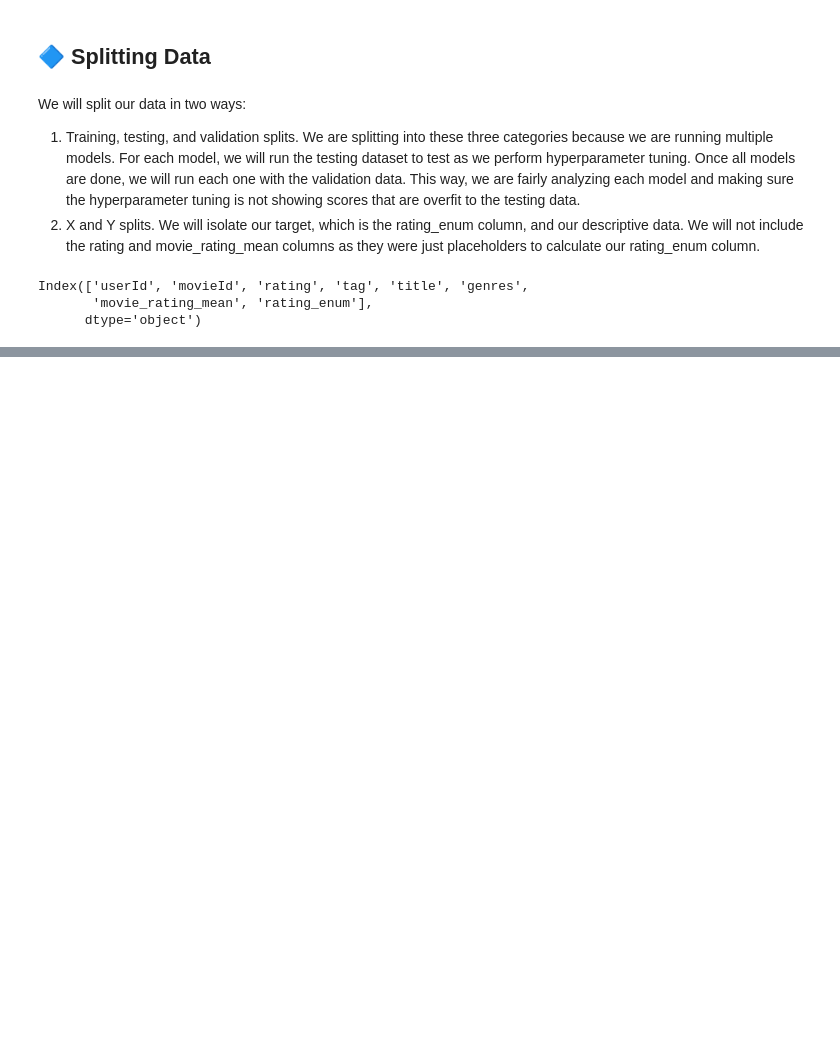
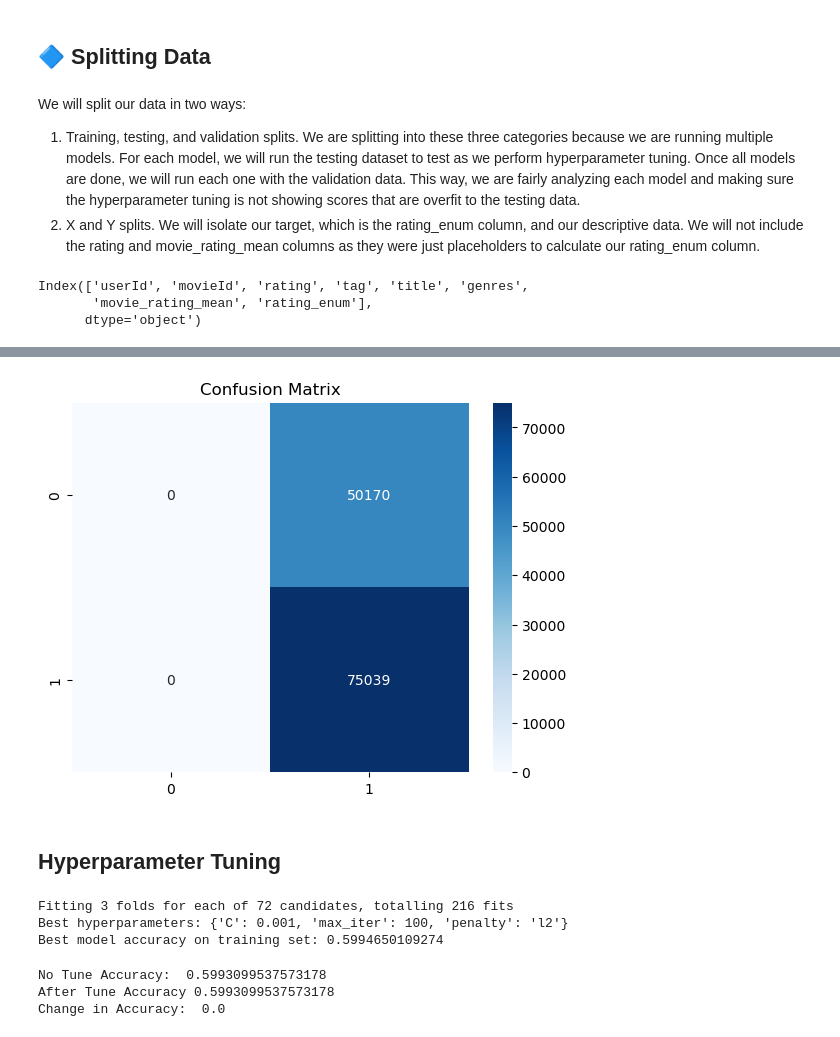
Before and after one commit to maliabarker/CS533-team-assignment, a Jupyter notebook: group-project.ipynb, the cells around one changed output, grey strips where cells are left out. Drawn from its saved outputs; the diff is of its cells as text; code cells hidden in the pictures; blank space fills up the shorter version.

Commit message:
logistic regression

```diff
--- a/group-project.ipynb
+++ b/group-project.ipynb
@@ -444,5 +399,0 @@ accuracy_score(y_true=y_temp, y_pred=y_pred)
-# %%
-FOREST = RandomForestClassifier()
-FOREST.fit(X_train, y_train)
-
-y_pred = FOREST.predict(X_test)
@@ -491,0 +400,18 @@ accuracy_score(y_true=y_temp, y_pred=y_pred)
+# %%
+# Import Logistic Regression model from sci-kit learn library
+from sklearn.linear_model import LogisticRegression
+
+# Create a logistic regression model
+LOGREG = LogisticRegression()
+
+# Train the model
+LOGREG_model = LOGREG.fit(X_train, y_train)
+
+# Make predictions on the test set
+y_pred = LOGREG_model.predict(X_test)
+
+# Evaluate the model
+accuracy_before_tuning = accuracy_score(y_true=y_test, y_pred=y_pred)
+print(f"Accuracy: {accuracy_before_tuning:.5f}")
+cm = confusion_matrix(y_test, y_pred)
+print(cm)
@@ -491,0 +437,44 @@ accuracy_score(y_true=y_temp, y_pred=y_pred)
+# %%
+# Create heatmap using Seaborn
+sns.heatmap(cm, annot=True, fmt='d', cmap='Blues')
+plt.title('Confusion Matrix')
+plt.show()
+# %% [output]
+[figure, added]
+# %% [markdown]
+## Hyperparameter Tuning
+# %%
+# Importing Grid Search
+from sklearn.model_selection import GridSearchCV
+
+param_grid = [
+    {'penalty' : ['l1', 'l2', 'elasticnet', 'none'],
+    'C' : [0.001, 0.01, 0.1, 1, 10, 100],
+    'max_iter' : [100, 200, 300]
+    }
+]
+
+clf = GridSearchCV(LOGREG, param_grid = param_grid, cv = 3, verbose=True, n_jobs=-1)
+best_clf = clf.fit(X_train,y_train)
+
+# Get best hyperparameters and model
+best_params = best_clf.best_params_
+best_model = best_clf.best_estimator_
+
+print("Best hyperparameters:", best_params)
+print("Best model accuracy on training set:", best_model.score(X_train, y_train))
+# %% [output]
+Fitting 3 folds for each of 72 candidates, totalling 216 fits
+Best hyperparameters: {'C': 0.001, 'max_iter': 100, 'penalty': 'l2'}
+Best model accuracy on training set: 0.5994650109274
+# %%
+print("No Tune Accuracy: ", accuracy_before_tuning)
+y_pred = best_model.predict(X_test)
+accuracy_after_tuning = accuracy_score(y_test,y_pred)
+print("After Tune Accuracy", accuracy_after_tuning)
+
+print("Change in Accuracy: ", accuracy_after_tuning - accuracy_before_tuning)
+# %% [output]
+No Tune Accuracy:  0.5993099537573178
+After Tune Accuracy 0.5993099537573178
+Change in Accuracy:  0.0
```
Also changed, not shown: parts of 18 cells of this notebook.
